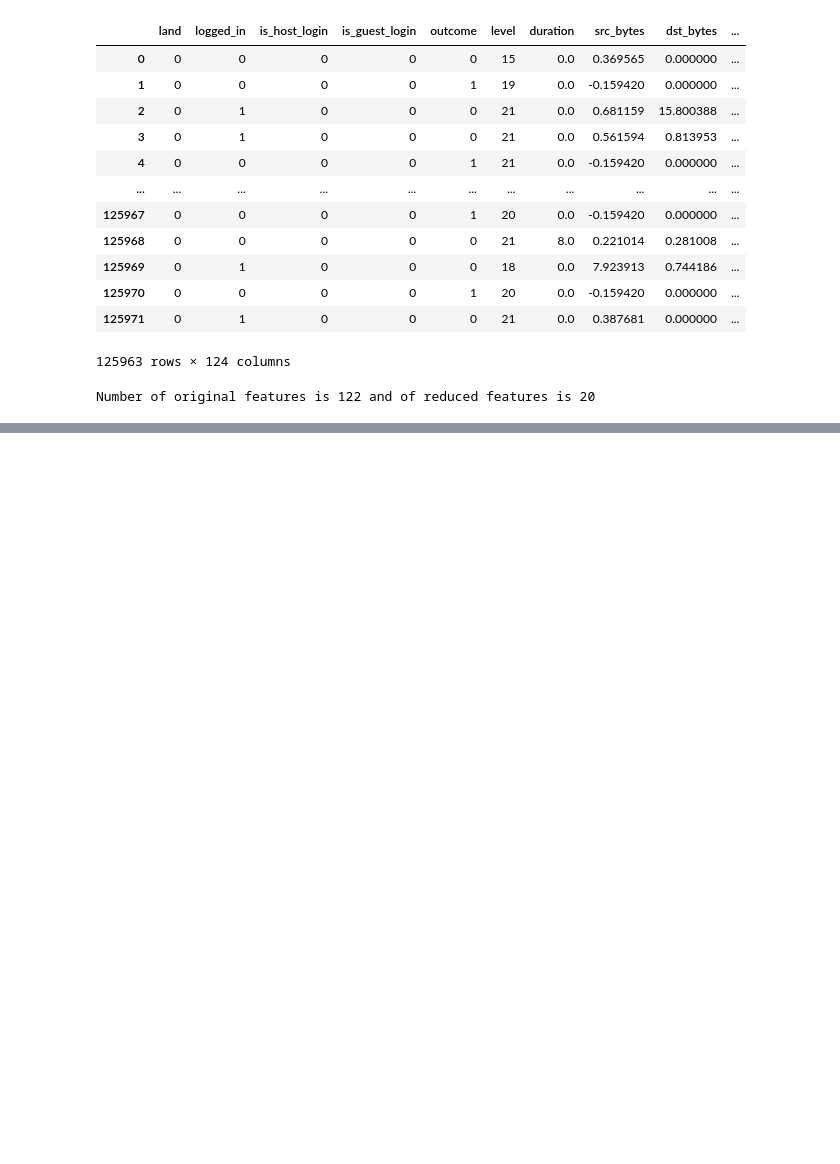
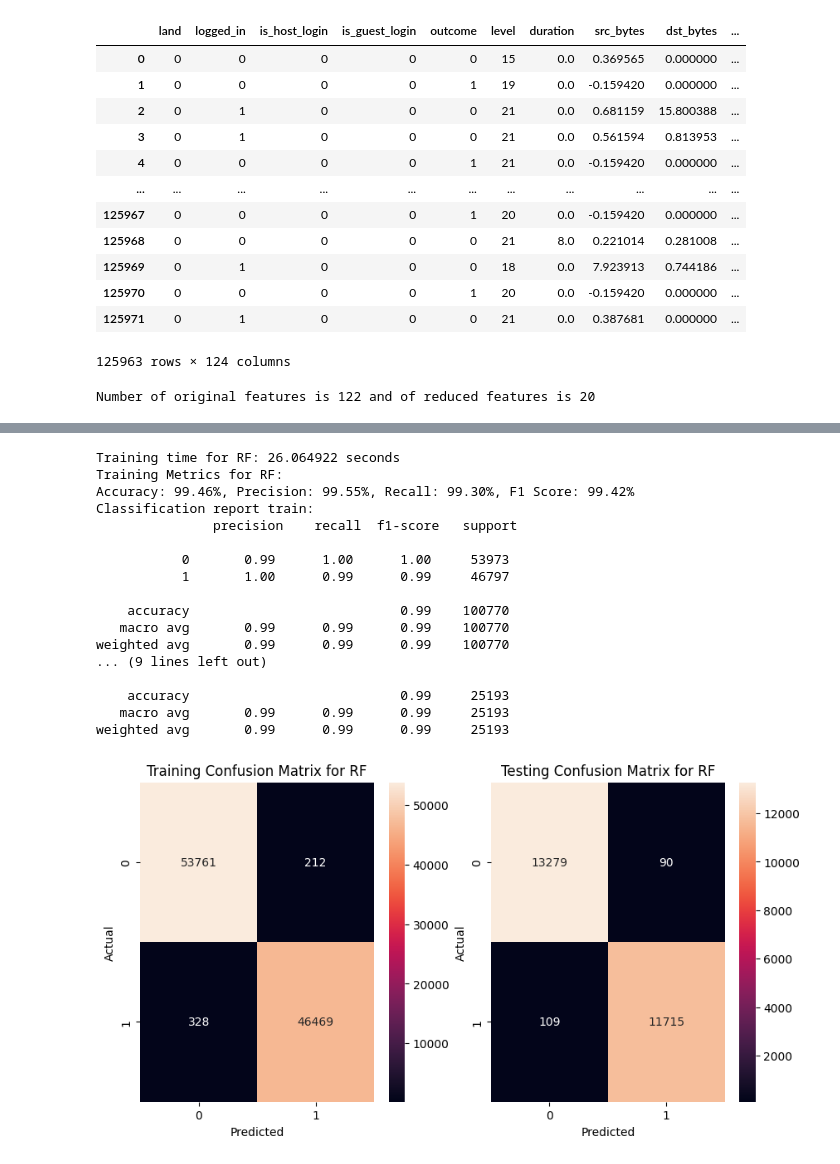
Before and after one commit to duongpham26/LuanAI, a Jupyter notebook: trainAI.ipynb, the cells around one changed output, grey strips where cells are left out. Saved outputs shown, nothing was run; the diff lists cells and outputs as text; code cells hidden in the pictures; blank space fills up the shorter version.

```diff
--- a/trainAI.ipynb
+++ b/trainAI.ipynb
@@ -256,0 +317,31 @@ Training time for KNN: 1.006912 seconds
+# %%
+# Random Forest training and prediction
+rf = RandomForestClassifier(random_state = 0)
+
+start = time.perf_counter()
+rf.fit(x_train, y_train)
+end = time.perf_counter()
+joblib.dump(knn, "rf_model.pkl")
+
+print(f"Training time for RF: {end - start:.6f} seconds")
+
+evaluate_classification(knn, "RF", x_train, x_test, y_train, y_test)
+# %% [output]
+Training time for RF: 26.064922 seconds
+Training Metrics for RF:
+Accuracy: 99.46%, Precision: 99.55%, Recall: 99.30%, F1 Score: 99.42%
+Classification report train:
+               precision    recall  f1-score   support
+
+           0       0.99      1.00      1.00     53973
+           1       1.00      0.99      0.99     46797
+
+    accuracy                           0.99    100770
+   macro avg       0.99      0.99      0.99    100770
+weighted avg       0.99      0.99      0.99    100770
+... (9 lines left out)
+
+    accuracy                           0.99     25193
+   macro avg       0.99      0.99      0.99     25193
+weighted avg       0.99      0.99      0.99     25193
+[figure, added]
```
Also changed, not shown: parts of 5 cells of this notebook, 4 other files.
